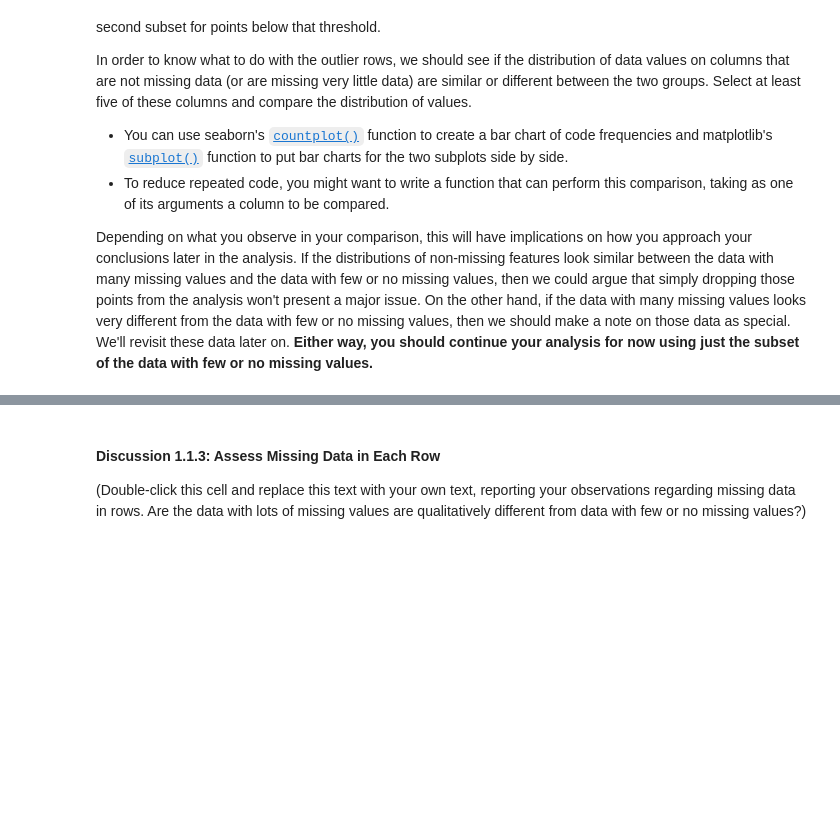
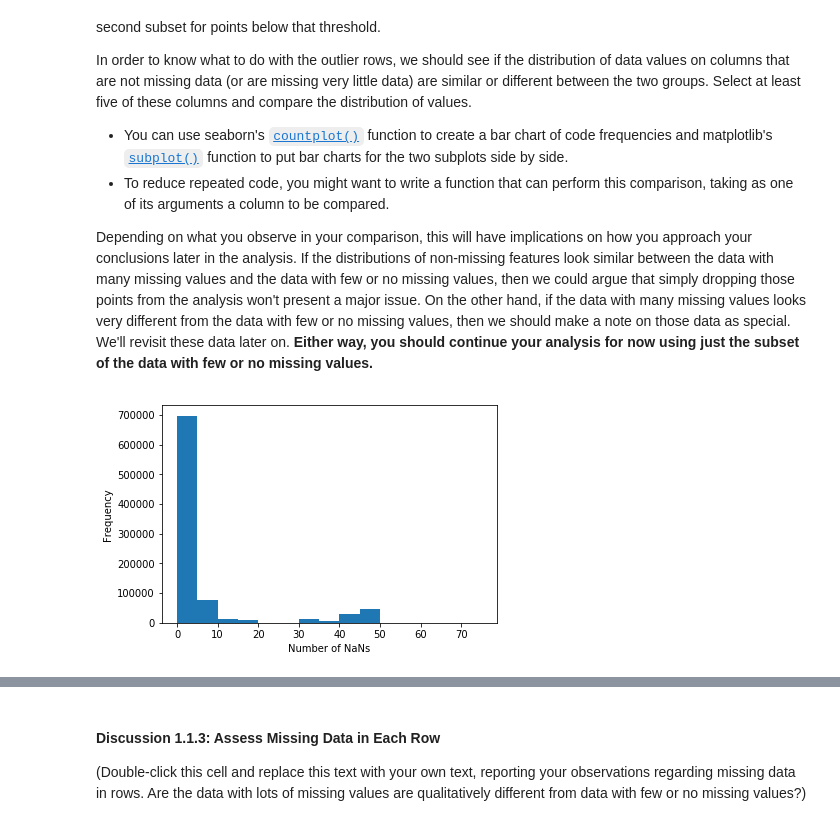
Before and after one commit to joshtice/Udacity_clustering_project, a Jupyter notebook: Identify_Customer_Segments.ipynb, the cells around one changed output, grey strips where cells are left out. Saved outputs shown, nothing was run; the diff lists cells and outputs as text; code cells hidden in the pictures; blank space fills up the shorter version.

```diff
--- a/Identify_Customer_Segments.ipynb
+++ b/Identify_Customer_Segments.ipynb
@@ -133,6 +243,14 @@ In order to know what to do with the outlier rows, we should see if the distribu
 Depending on what you observe in your comparison, this will have implications on how you approach your conclusions later in the analysis. If the distributions of non-missing features look similar between the data with many missing values and the data with few or no missing values, then we could argue that simply dropping those points from the analysis won't present a major issue. On the other hand, if the data with many missing values looks very different from the data with few or no missing values, then we should make a note on those data as special. We'll revisit these data later on. **Either way, you should continue your analysis for now using just the subset of the data with few or no missing values.**
 # %%
 # How much data is missing in each row of the dataset?
+
+row_nans = azdias_wout_outliers.isnull().sum(axis=1).tolist()
+plt.hist(row_nans, bins=np.arange(0, 80, 5))
+plt.xlabel('Number of NaNs')
+plt.ylabel('Frequency')
+plt.show()
+# %% [output]
+[figure, added]
 # %%
 # Write code to divide the data into two subsets based on the number of missing
 # values in each row.
```
Also changed, not shown: parts of 14 cells of this notebook.
